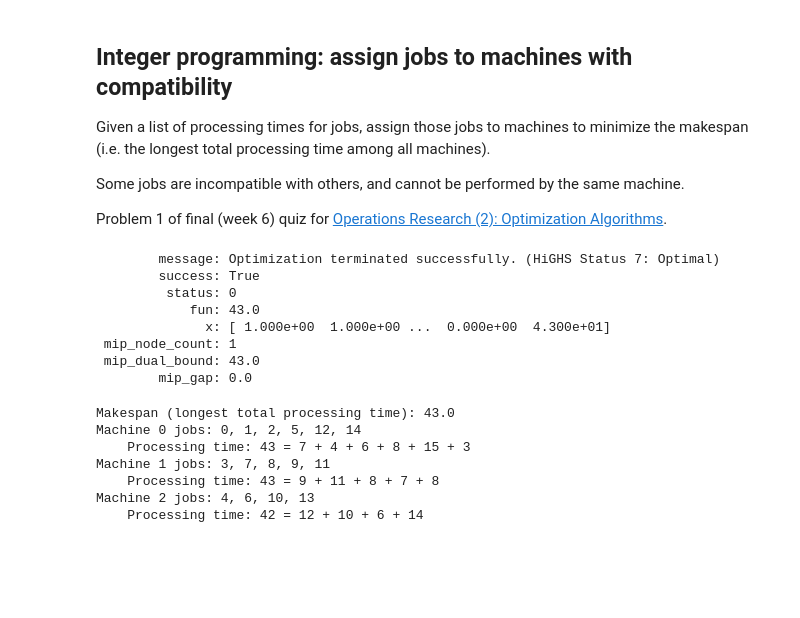
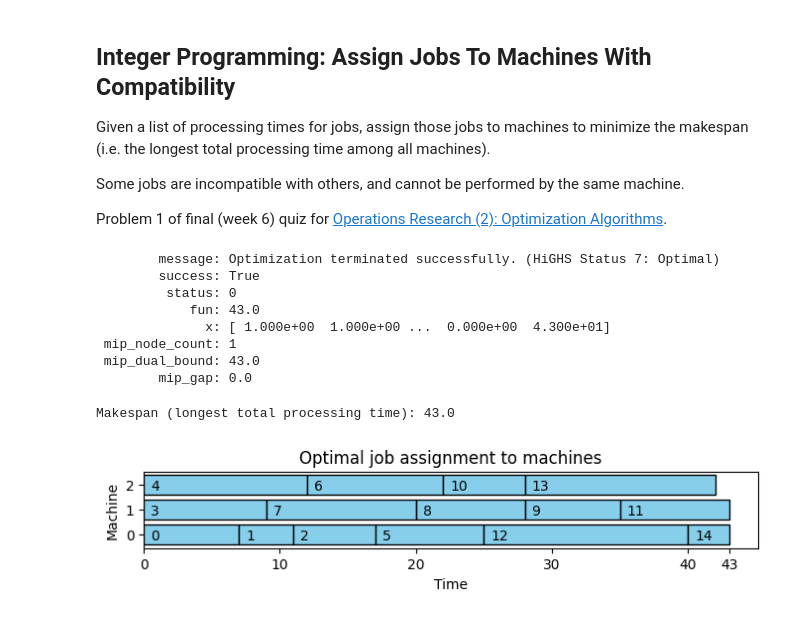
Before and after one commit to bernhardbarker/portfolio, a Jupyter notebook: operations_research/Assign jobs to machines.ipynb, the cells around one changed output. Saved outputs shown, nothing was run; the diff lists cells and outputs as text; code cells hidden in the pictures; blank space fills up the shorter version.

```diff
--- a/operations_research/Assign jobs to machines.ipynb
+++ b/operations_research/Assign jobs to machines.ipynb
@@ -48,7 +71,7 @@ Makespan (longest total processing time): 43
 Upper bound - linear relaxation: 42.0
 Optimality gap: 2.38%
 # %% [markdown]
-## Integer programming: assign jobs to machines with compatibility
+## Integer Programming: Assign Jobs To Machines With Compatibility
 
 Given a list of processing times for jobs, assign those jobs to machines to minimize the makespan (i.e. the longest total processing time among all machines).
 
@@ -92,7 +113,7 @@ for machine in range(machines):
         A_curr = np.zeros(var_count)
         A_curr[jobs * machine + job1] = 1
         A_curr[jobs * machine + job2] = 1
-        constraints.append(LinearConstraint(A_curr, -np.inf, 1))
+        constraints.append(LinearConstraint(A_curr, ub=1))
 
 # Make sure each job is on exactly 1 machine
 for job in range(jobs):
@@ -109,10 +130,10 @@ for arrs in [
     [zero_times, processing_times, zero_times, [-1]],
     [zero_times, zero_times, processing_times, [-1]],
 ]:
-    constraints.append(LinearConstraint(np.concat(arrs), -np.inf, 0))
+    constraints.append(LinearConstraint(np.concat(arrs), ub=0))
 
 # Make sure each job is in {0, 1}
-# Max processing time has no upper bound
+# Max processing time is just >= 0
 bounds = Bounds(np.zeros(var_count), np.append(np.ones(jobs * machines), [np.inf]))
 # %%
 # Run solver
@@ -120,7 +141,7 @@ bounds = Bounds(np.zeros(var_count), np.append(np.ones(jobs * machines), [np.inf
 # Set all variables to be integers
 integrality = np.ones_like(coef)
 
-res = milp(c=coef, integrality=integrality, bounds=bounds, constraints=constraints)
+res = milp(coef, integrality=integrality, bounds=bounds, constraints=constraints)
 res
 # %% [output]
         message: Optimization terminated successfully. (HiGHS Status 7: Optimal)
@@ -134,19 +155,13 @@ res
 # %%
 # Print solution details
 
 print("Makespan (longest total processing time):", res.x[-1])
 
+fig, ax = plt.subplots(figsize=(8, 1))
+plt.ylabel("Machine")
+plt.title("Optimal job assignment to machines")
 for machine in range(machines):
-    print(f"Machine {machine} jobs:", end=" ")
-    print(", ".join(str(job) for job in range(jobs) if res.x[jobs * machine + job]))
-    nonzero_indices = np.flatnonzero(res.x[jobs * machine : jobs * (machine + 1)])
-    machine_processing_times = np.array(processing_times)[nonzero_indices]
-    print(f"    Processing time:", sum(machine_processing_times), "=", " + ".join(map(str, machine_processing_times)))
+    plot_timeline(pd.Series(processing_times * res.x[jobs * machine : jobs * (machine + 1)]), machine, ax)
 # %% [output]
 Makespan (longest total processing time): 43.0
-Machine 0 jobs: 0, 1, 2, 5, 12, 14
-    Processing time: 43 = 7 + 4 + 6 + 8 + 15 + 3
-Machine 1 jobs: 3, 7, 8, 9, 11
-    Processing time: 43 = 9 + 11 + 8 + 7 + 8
-Machine 2 jobs: 4, 6, 10, 13
-    Processing time: 42 = 12 + 10 + 6 + 14
+[figure, added]
```
Also changed, not shown: parts of 4 cells of this notebook, 13 other files.
